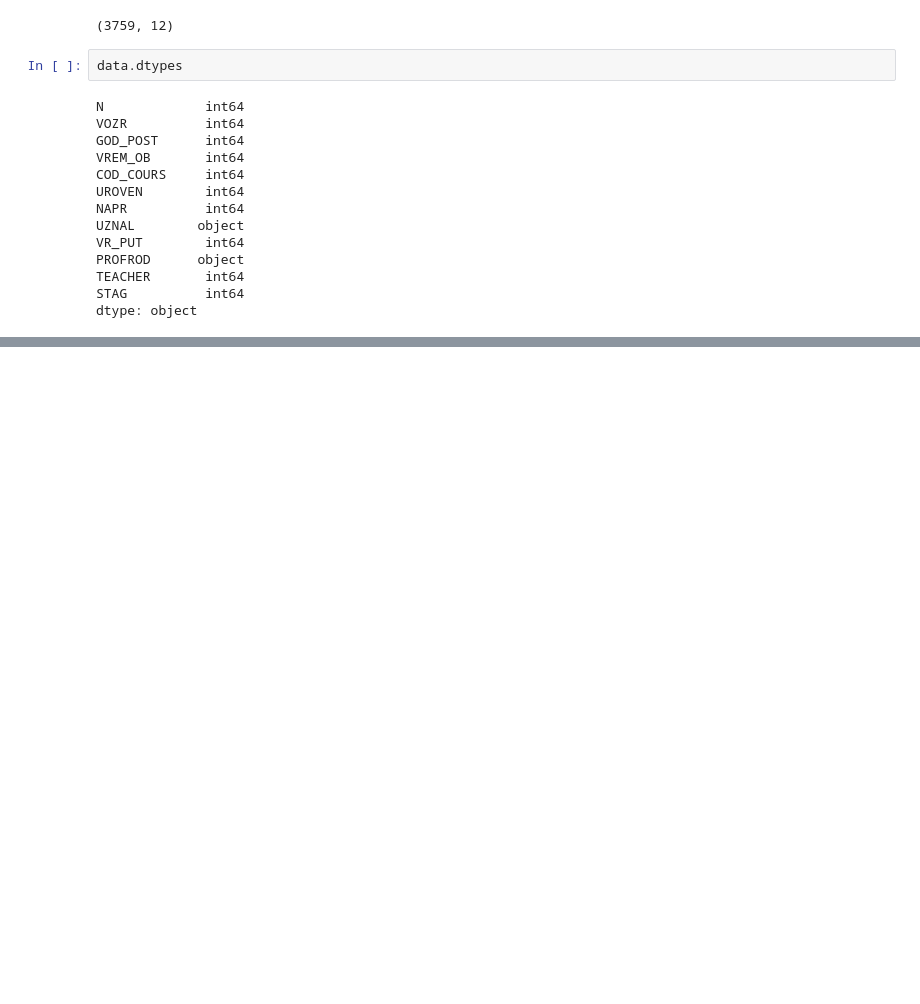
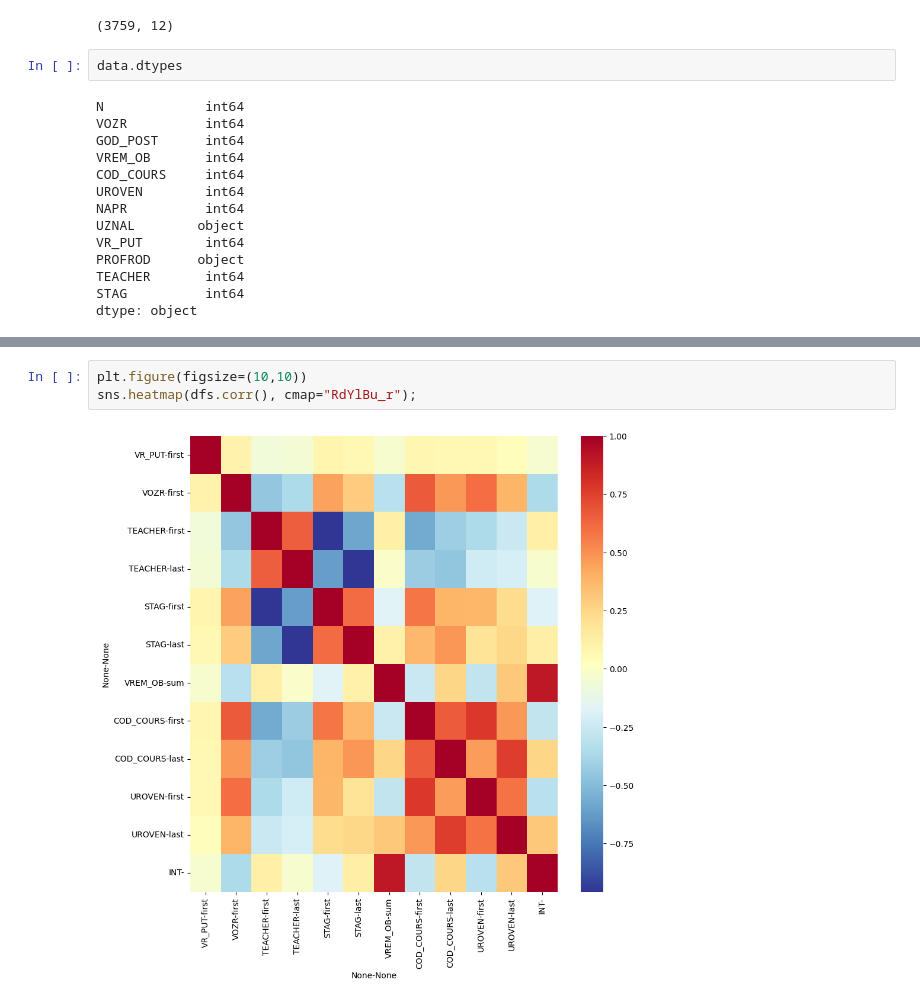
Before and after one commit to lokalov/lokalov_ML, a Jupyter notebook: courses.ipynb, the cells around one changed output, grey strips where cells are left out. Cells and saved outputs as stored; diff of their text form; blank space fills up the shorter version.

```diff
--- a/courses.ipynb
+++ b/courses.ipynb
@@ -114,0 +159,5 @@ KeyError: 'Porosity_(matrix_average_%)'
+# %%
+plt.figure(figsize=(10,10))
+sns.heatmap(dfs.corr(), cmap="RdYlBu_r");
+# %% [output]
+[figure, added]
```
Also changed, not shown: parts of 38 cells of this notebook.
